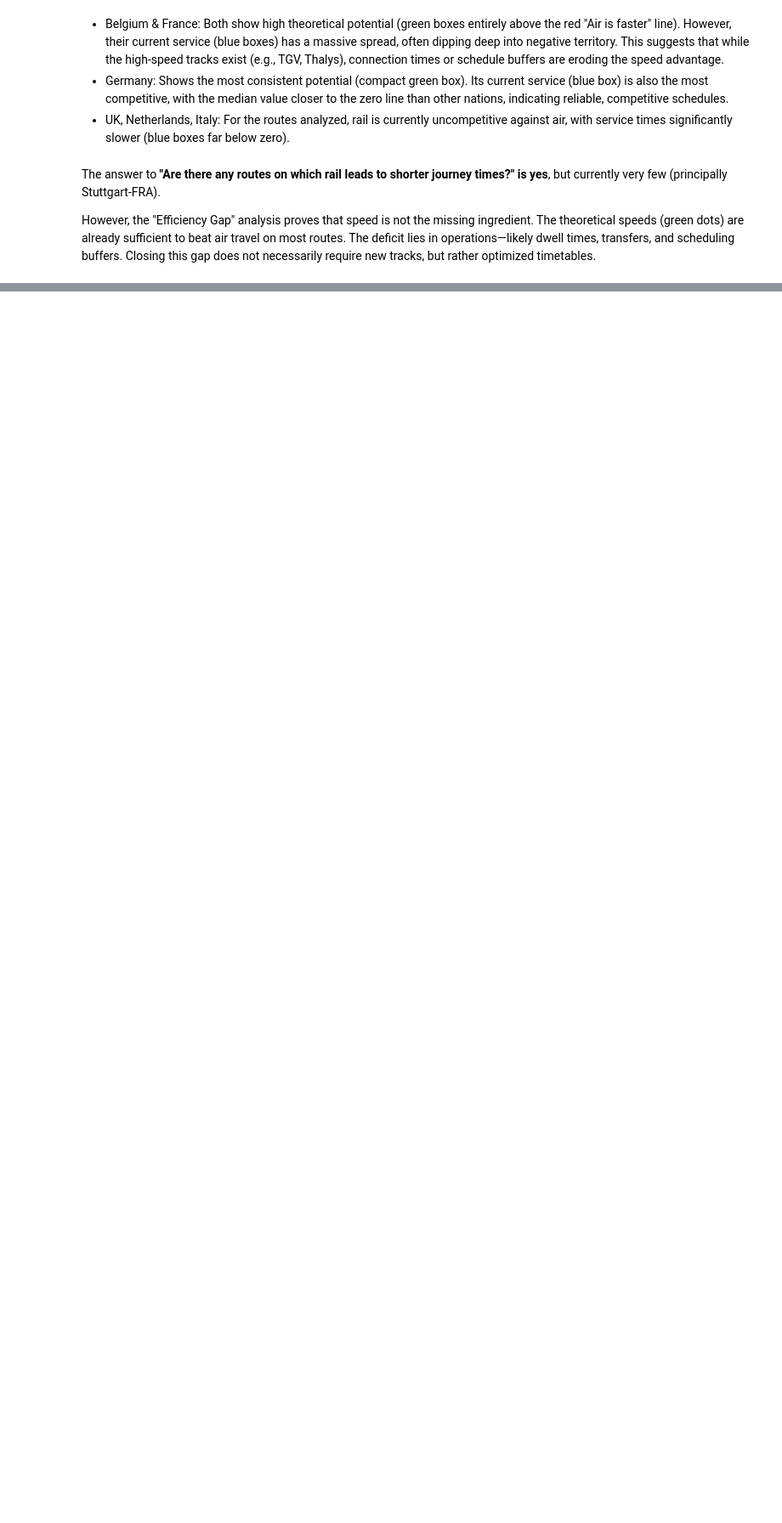
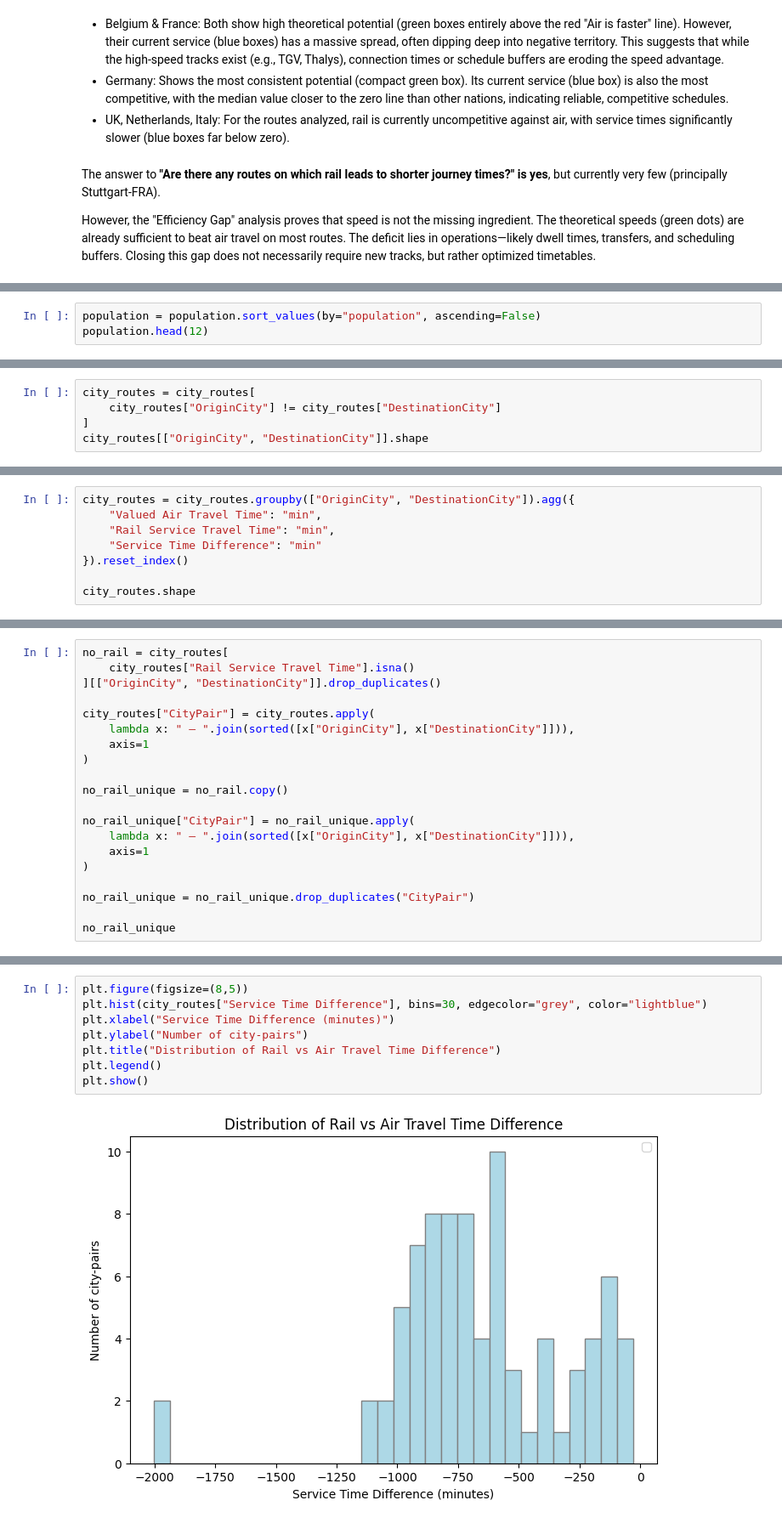
Before and after one commit to PhilippS01/ExDEx-A2, a Jupyter notebook: src/Final_Notebook.ipynb, the cells around one changed output, grey strips where cells are left out. Shown at 85% size. Saved outputs shown, nothing was run; the diff lists cells and outputs as text; blank space fills up the shorter version.

```diff
--- a/src/Final_Notebook.ipynb
+++ b/src/Final_Notebook.ipynb
@@ -1303,0 +1314,3 @@ However, the "Efficiency Gap" analysis proves that speed is not the missing ingr
+# %%
+population = population.sort_values(by="population", ascending=False)
+population.head(12)
@@ -1303,0 +1451,5 @@ However, the "Efficiency Gap" analysis proves that speed is not the missing ingr
+# %%
+city_routes = city_routes[
+    city_routes["OriginCity"] != city_routes["DestinationCity"]
+]
+city_routes[["OriginCity", "DestinationCity"]].shape
@@ -1303,0 +1470,8 @@ However, the "Efficiency Gap" analysis proves that speed is not the missing ingr
+# %%
+city_routes = city_routes.groupby(["OriginCity", "DestinationCity"]).agg({
+    "Valued Air Travel Time": "min",
+    "Rail Service Travel Time": "min",
+    "Service Time Difference": "min"
+}).reset_index()
+
+city_routes.shape
@@ -1303,0 +1551,20 @@ However, the "Efficiency Gap" analysis proves that speed is not the missing ingr
+# %%
+no_rail = city_routes[
+    city_routes["Rail Service Travel Time"].isna()
+][["OriginCity", "DestinationCity"]].drop_duplicates()
+
+city_routes["CityPair"] = city_routes.apply(
+    lambda x: " – ".join(sorted([x["OriginCity"], x["DestinationCity"]])),
+    axis=1
+)
+
+no_rail_unique = no_rail.copy()
+
+no_rail_unique["CityPair"] = no_rail_unique.apply(
+    lambda x: " – ".join(sorted([x["OriginCity"], x["DestinationCity"]])),
+    axis=1
+)
+
+no_rail_unique = no_rail_unique.drop_duplicates("CityPair")
+
+no_rail_unique
@@ -1303,0 +1617,10 @@ However, the "Efficiency Gap" analysis proves that speed is not the missing ingr
+# %%
+plt.figure(figsize=(8,5))
+plt.hist(city_routes["Service Time Difference"], bins=30, edgecolor="grey", color="lightblue")
+plt.xlabel("Service Time Difference (minutes)")
+plt.ylabel("Number of city-pairs")
+plt.title("Distribution of Rail vs Air Travel Time Difference")
+plt.legend()
+plt.show()
+# %% [output]
+[figure, added]
```
Also changed, not shown: parts of 66 cells of this notebook.
